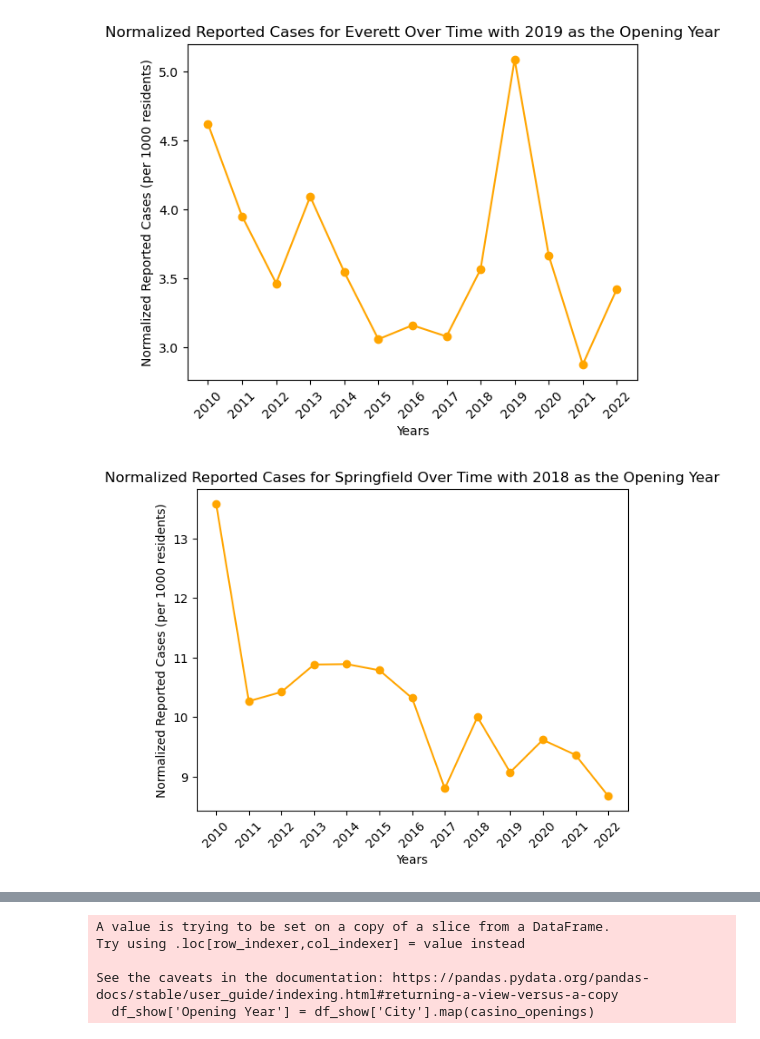
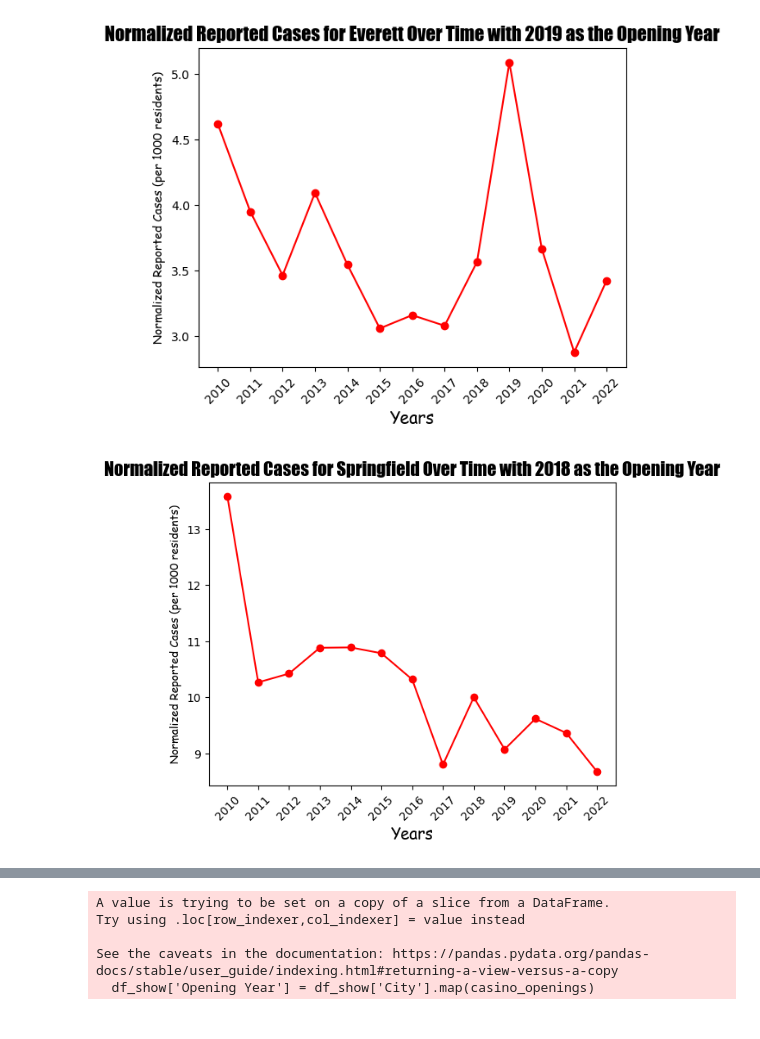
Before and after one commit to Ethan-sev/ET_Project, a Jupyter notebook: Trevor_Folder/Trevor.ipynb, the cells around one changed output, grey strips where cells are left out. Drawn from its saved outputs; the diff is of its cells as text; code cells hidden in the pictures.

```diff
--- a/Trevor_Folder/Trevor.ipynb
+++ b/Trevor_Folder/Trevor.ipynb
@@ -10,15 +10,3 @@ casino_openings = {
     'Clark_County': 2015, 'Cincinatti': 2013, 'Baltimore': 2014,
     'Des_Plaines': 2011, 'Columbus': 2012, 'Oxford': 2012
 }
-
-# Creating a line graph for each individual city with the violent crime cases over time
-for city, opening_year in casino_openings.items():
-    city_df = df[df['City'] == city]
-    reported_df = city_df[city_df['series'] == 'Reported'].drop(columns=['City', 'series']).transpose()
-
-    plt.plot(reported_df, marker='o', color='orange', linestyle='-')
-    plt.xlabel("Years")
-    plt.ylabel("Reported Cases")
-    plt.title(f"{city} Violent Crime Cases Over Time with {opening_year} as the Opening Year")
-    plt.xticks(rotation=45)
-    plt.show()
@@ -35,32 +13,32 @@ for city, opening_year in casino_openings.items():
 # %%
 
 # Putting the population of each city into a frame
 population_data = {
     'Everett': 49350,
     'Springfield': 154064,
     'Schenectady': 68809,
     'Clark_County': 134831,
     'Cincinatti': 309513,
     'Baltimore': 569931,
     'Des_Plaines': 58594,
     'Columbus': 907971,
     'Oxford': 4101
 }
 
 # Creating the same line graphs as above but instead now adjusting the data to reflect the crime cases per 1000 people
 
 for city, opening_year in casino_openings.items():
     city_df = df[df['City'] == city]
     reported_df = city_df[city_df['series'] == 'Reported'].drop(columns=['City', 'series']).transpose()
     population = population_data[city]
     normalized_reported_df = (reported_df / population) * 1000  # Per 1000 residents
 
-    plt.plot(normalized_reported_df, marker='o', color='orange', linestyle='-')
-    plt.xlabel("Years")
-    plt.ylabel("Normalized Reported Cases (per 1000 residents)")
-    plt.title(f"Normalized Reported Cases for {city} Over Time with {opening_year} as the Opening Year")
+    plt.plot(normalized_reported_df, marker='o', color='red', linestyle='-')
+    plt.xlabel("Years", fontsize = 14, family = 'Comic Sans MS')
+    plt.ylabel("Normalized Reported Cases (per 1000 residents)", color='black', family = 'Comic Sans MS')
+    plt.title(f"Normalized Reported Cases for {city} Over Time with {opening_year} as the Opening Year", color='black', fontsize=16, fontweight='bold', family='fantasy')
     plt.xticks(rotation=45)
     plt.show()
 # %% [output]
-[figure, old version]
+[figure, new version]
-[figure, old version]
+[figure, new version]
```
Also changed, not shown: parts of 3 cells of this notebook.
